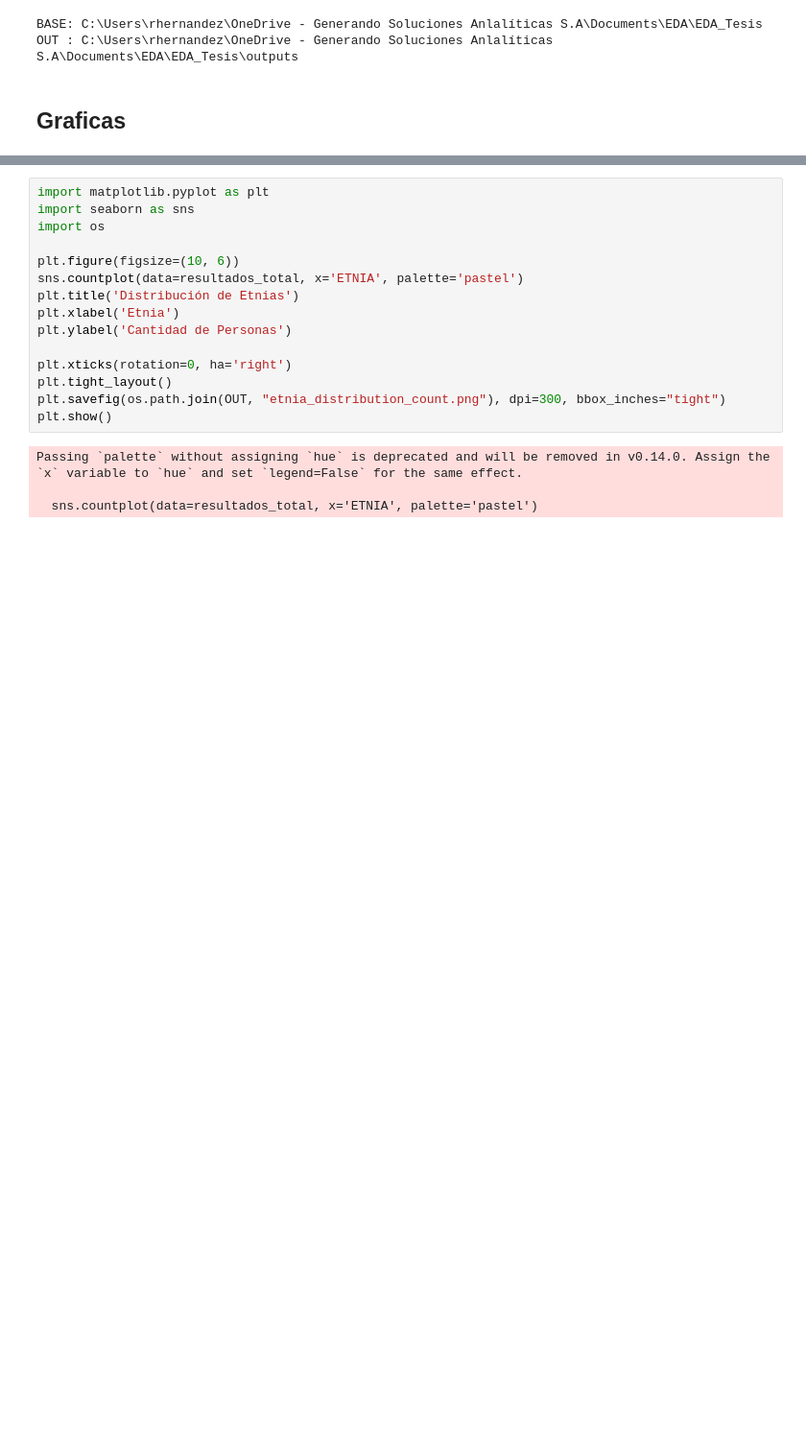
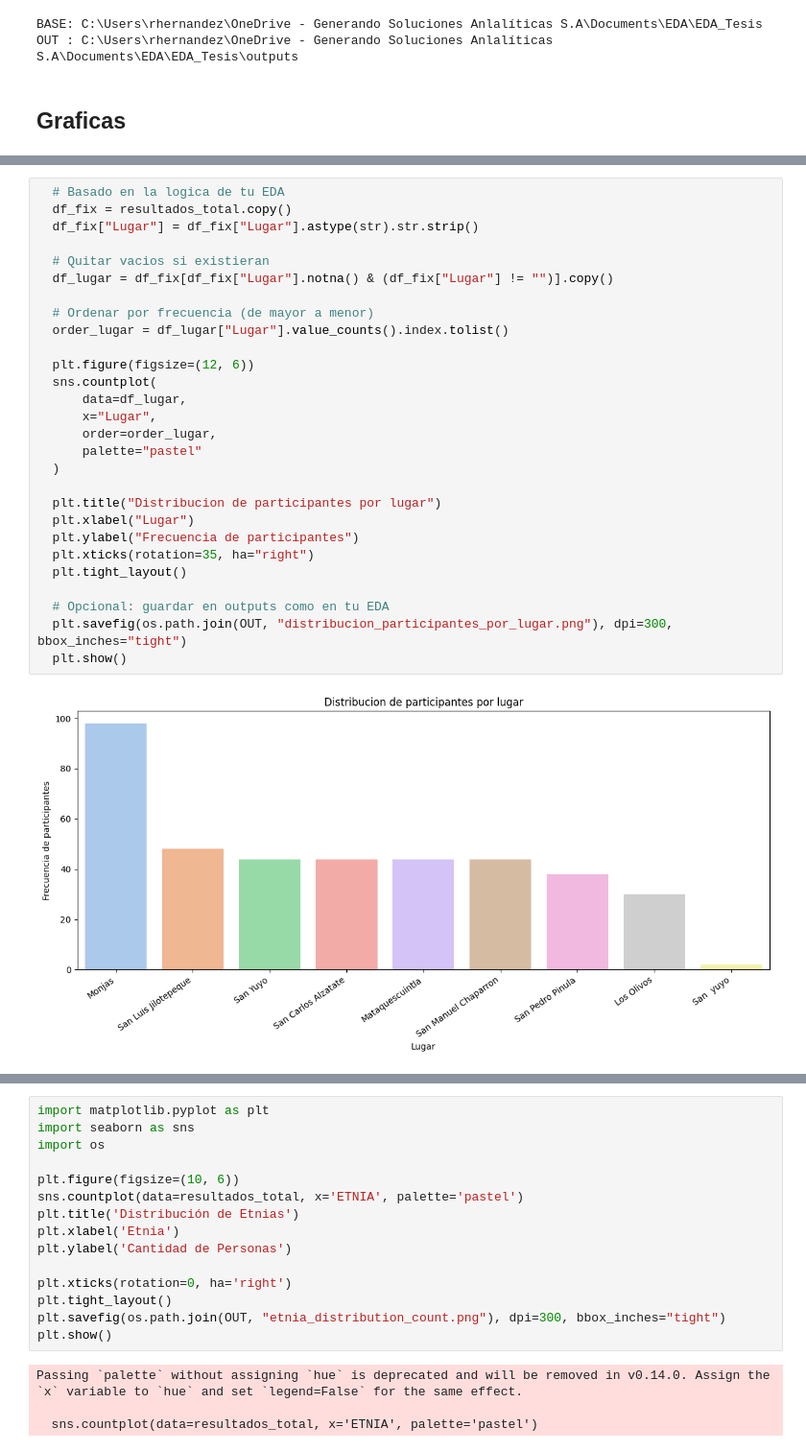
Before and after one commit to rodrigohernandezm/EDA_Tesis, a Jupyter notebook: EDA.ipynb, the cells around one changed output, grey strips where cells are left out. Shown at 96% size. Cells and saved outputs as stored; diff of their text form; blank space fills up the shorter version.

```diff
--- a/EDA.ipynb
+++ b/EDA.ipynb
@@ -99,0 +151,30 @@ OUT : C:\Users\rhernandez\OneDrive - Generando Soluciones Anlalíticas S.A\Docum
+# %%
+  # Basado en la logica de tu EDA
+  df_fix = resultados_total.copy()
+  df_fix["Lugar"] = df_fix["Lugar"].astype(str).str.strip()
+
+  # Quitar vacios si existieran
+  df_lugar = df_fix[df_fix["Lugar"].notna() & (df_fix["Lugar"] != "")].copy()
+
+  # Ordenar por frecuencia (de mayor a menor)
+  order_lugar = df_lugar["Lugar"].value_counts().index.tolist()
+
+  plt.figure(figsize=(12, 6))
+  sns.countplot(
+      data=df_lugar,
+      x="Lugar",
+      order=order_lugar,
+      palette="pastel"
+  )
+
+  plt.title("Distribucion de participantes por lugar")
+  plt.xlabel("Lugar")
+  plt.ylabel("Frecuencia de participantes")
+  plt.xticks(rotation=35, ha="right")
+  plt.tight_layout()
+
+  # Opcional: guardar en outputs como en tu EDA
+  plt.savefig(os.path.join(OUT, "distribucion_participantes_por_lugar.png"), dpi=300, bbox_inches="tight")
+  plt.show()
+# %% [output]
+[figure, added]
```
Also changed, not shown: parts of 6 cells of this notebook, 6 other files.
